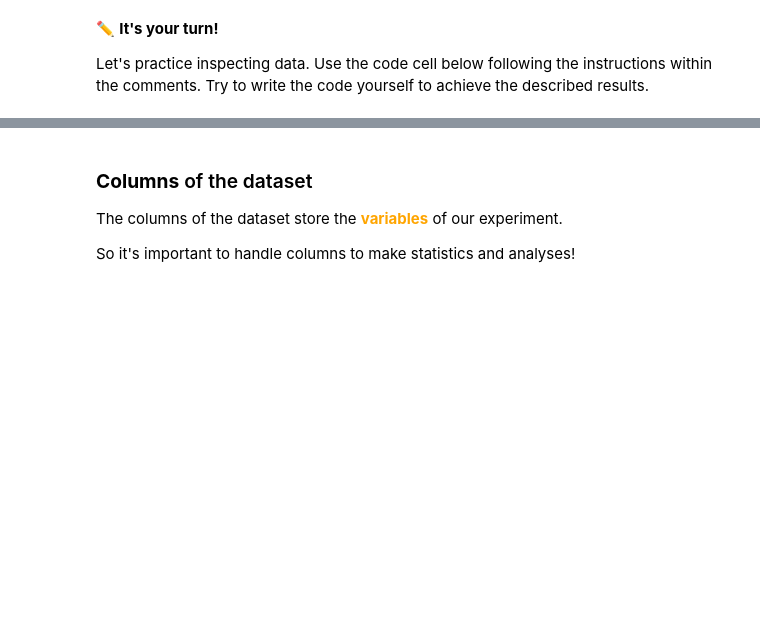
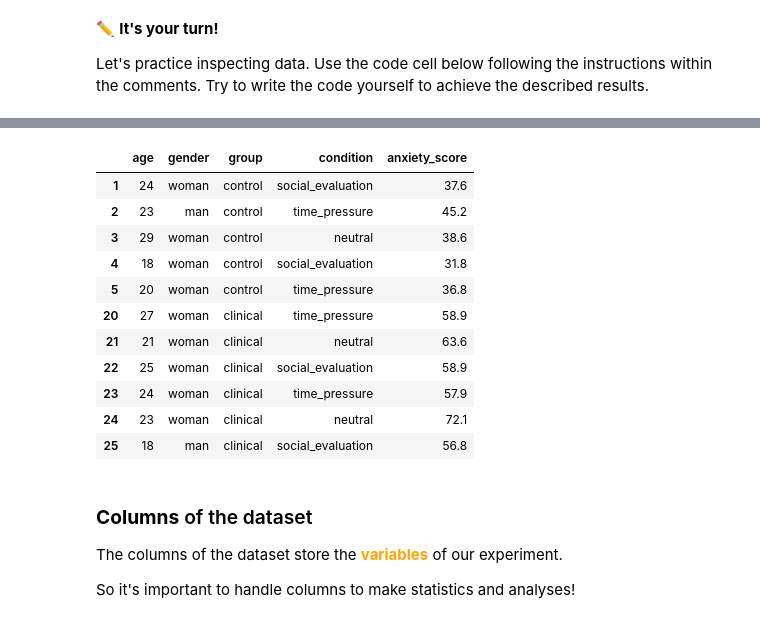
Before and after one commit to flaviomanno-crypto/Course1, a Jupyter notebook: S3-data-analysis/Analyzing_data.ipynb, the cells around one changed output, grey strips where cells are left out. Cells and saved outputs as stored; diff of their text form; code cells hidden in the pictures; blank space fills up the shorter version.

```diff
--- a/S3-data-analysis/Analyzing_data.ipynb
+++ b/S3-data-analysis/Analyzing_data.ipynb
@@ -267,7 +299,23 @@ Use the code cell below following the instructions within the comments. Try to w
 # %%
 # EXERCISE 3:
 # Display the dataset for rows 1,2,3,4,5,20,21,22,23,24,25
 # and for columns between 1 and 5
+row_list= [1,2,3,4,5,20,21,22,23,24,25]
+col_list=[1,2,3,4,5]
+data.iloc[row_list, col_list]
+# %% [output]
+|  | age | gender | group | condition | anxiety_score |
+| 1 | 24 | woman | control | social_evaluation | 37.6 |
+| 2 | 23 | man | control | time_pressure | 45.2 |
+| 3 | 29 | woman | control | neutral | 38.6 |
+| 4 | 18 | woman | control | social_evaluation | 31.8 |
+| 5 | 20 | woman | control | time_pressure | 36.8 |
+| 20 | 27 | woman | clinical | time_pressure | 58.9 |
+| 21 | 21 | woman | clinical | neutral | 63.6 |
+| 22 | 25 | woman | clinical | social_evaluation | 58.9 |
+| 23 | 24 | woman | clinical | time_pressure | 57.9 |
+| 24 | 23 | woman | clinical | neutral | 72.1 |
+| 25 | 18 | man | clinical | social_evaluation | 56.8 |
 # %% [markdown]
 ### **Columns** of the dataset
 
```
Also changed, not shown: parts of 22 cells of this notebook.
